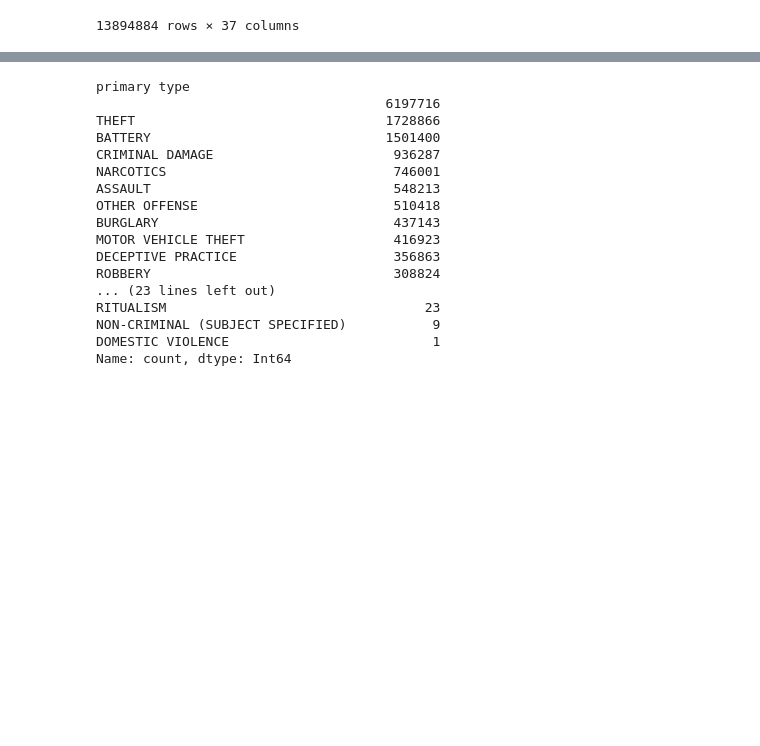
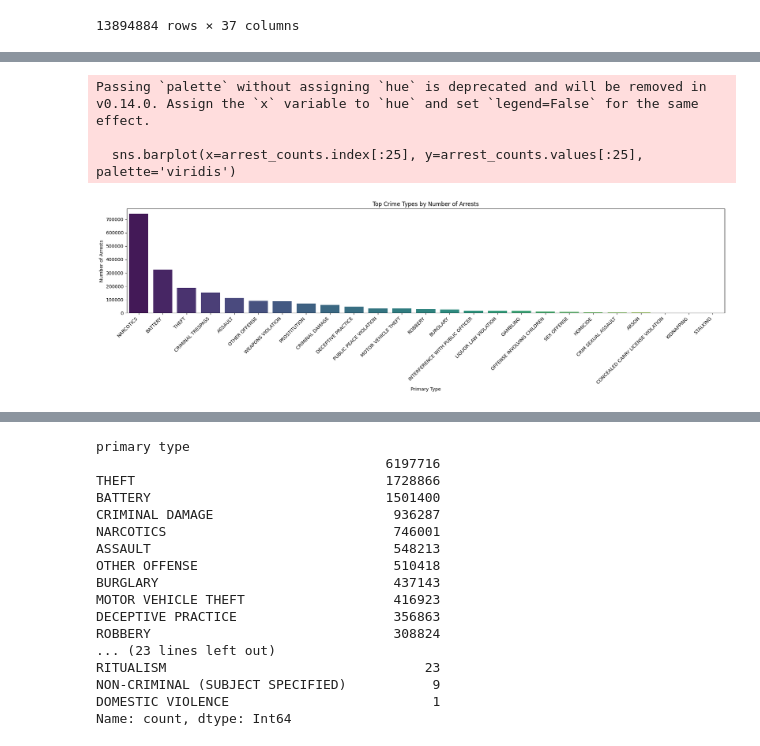
Before and after one commit to ElizabethSeth/Airflow, a Jupyter notebook: notebooks/Eda.ipynb, the cells around one changed output, grey strips where cells are left out. Saved outputs shown, nothing was run; the diff lists cells and outputs as text; code cells hidden in the pictures; blank space fills up the shorter version.

```diff
--- a/notebooks/Eda.ipynb
+++ b/notebooks/Eda.ipynb
@@ -251,0 +376,18 @@ df
+# %%
+arrest_counts = df[df['arrest'] == True]['primary_type'].value_counts().sort_values(ascending=False)
+
+# Plot
+plt.figure(figsize=(19, 6))
+sns.barplot(x=arrest_counts.index[:25], y=arrest_counts.values[:25], palette='viridis')
+
+plt.title("Top Crime Types by Number of Arrests")
+plt.ylabel("Number of Arrests")
+plt.xlabel("Primary Type")
+plt.xticks(rotation=45, ha='right')
+plt.tight_layout()
+plt.show()
+# %% [output]
+Passing `palette` without assigning `hue` is deprecated and will be removed in v0.14.0. Assign the `x` variable to `hue` and set `legend=False` for the same effect.
+
+  sns.barplot(x=arrest_counts.index[:25], y=arrest_counts.values[:25], palette='viridis')
+[figure, added]
```
Also changed, not shown: parts of 11 cells of this notebook, 6 other files.
